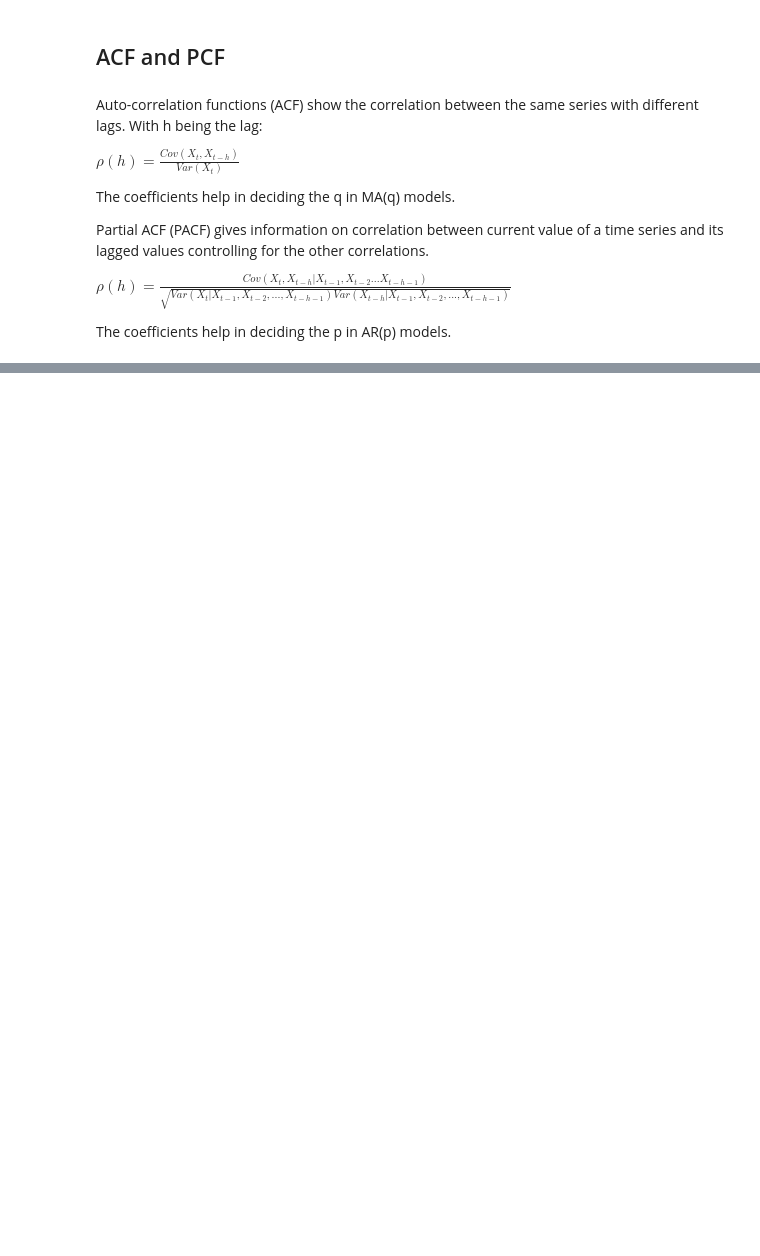
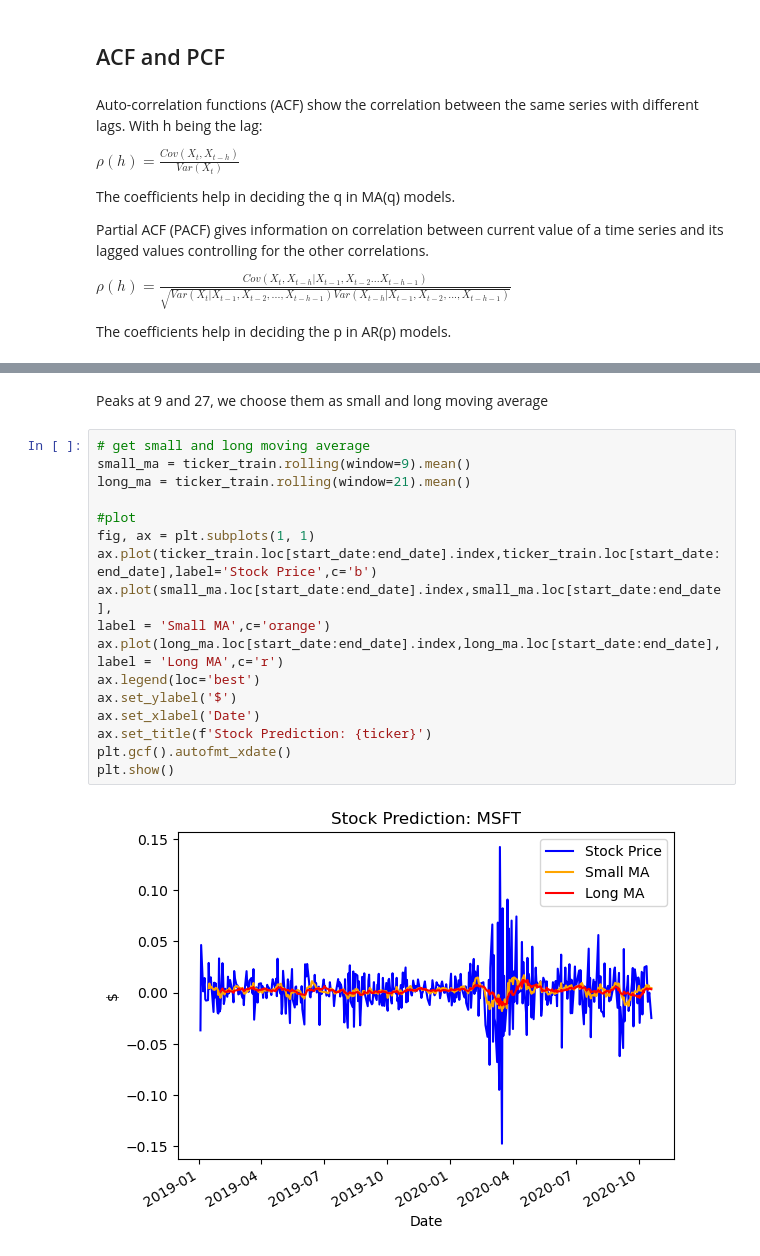
Before and after one commit to ansingh16/risk-management, a Jupyter notebook: ML_modeling.ipynb, the cells around one changed output, grey strips where cells are left out. Cells and saved outputs as stored; diff of their text form; blank space fills up the shorter version.

```diff
--- a/ML_modeling.ipynb
+++ b/ML_modeling.ipynb
@@ -109,0 +117,22 @@ The data is stationary
+# %% [markdown]
+Peaks at 9 and 27, we choose them as small and long moving average
+# %%
+# get small and long moving average
+small_ma = ticker_train.rolling(window=9).mean()
+long_ma = ticker_train.rolling(window=21).mean()
+
+#plot
+fig, ax = plt.subplots(1, 1)
+ax.plot(ticker_train.loc[start_date:end_date].index,ticker_train.loc[start_date:end_date],label='Stock Price',c='b')
+ax.plot(small_ma.loc[start_date:end_date].index,small_ma.loc[start_date:end_date],
+label = 'Small MA',c='orange')
+ax.plot(long_ma.loc[start_date:end_date].index,long_ma.loc[start_date:end_date],
+label = 'Long MA',c='r')
+ax.legend(loc='best')
+ax.set_ylabel('$')
+ax.set_xlabel('Date')
+ax.set_title(f'Stock Prediction: {ticker}')
+plt.gcf().autofmt_xdate()
+plt.show()
+# %% [output]
+[figure, added]
```
Also changed, not shown: parts of 20 cells of this notebook, 2 other files.
